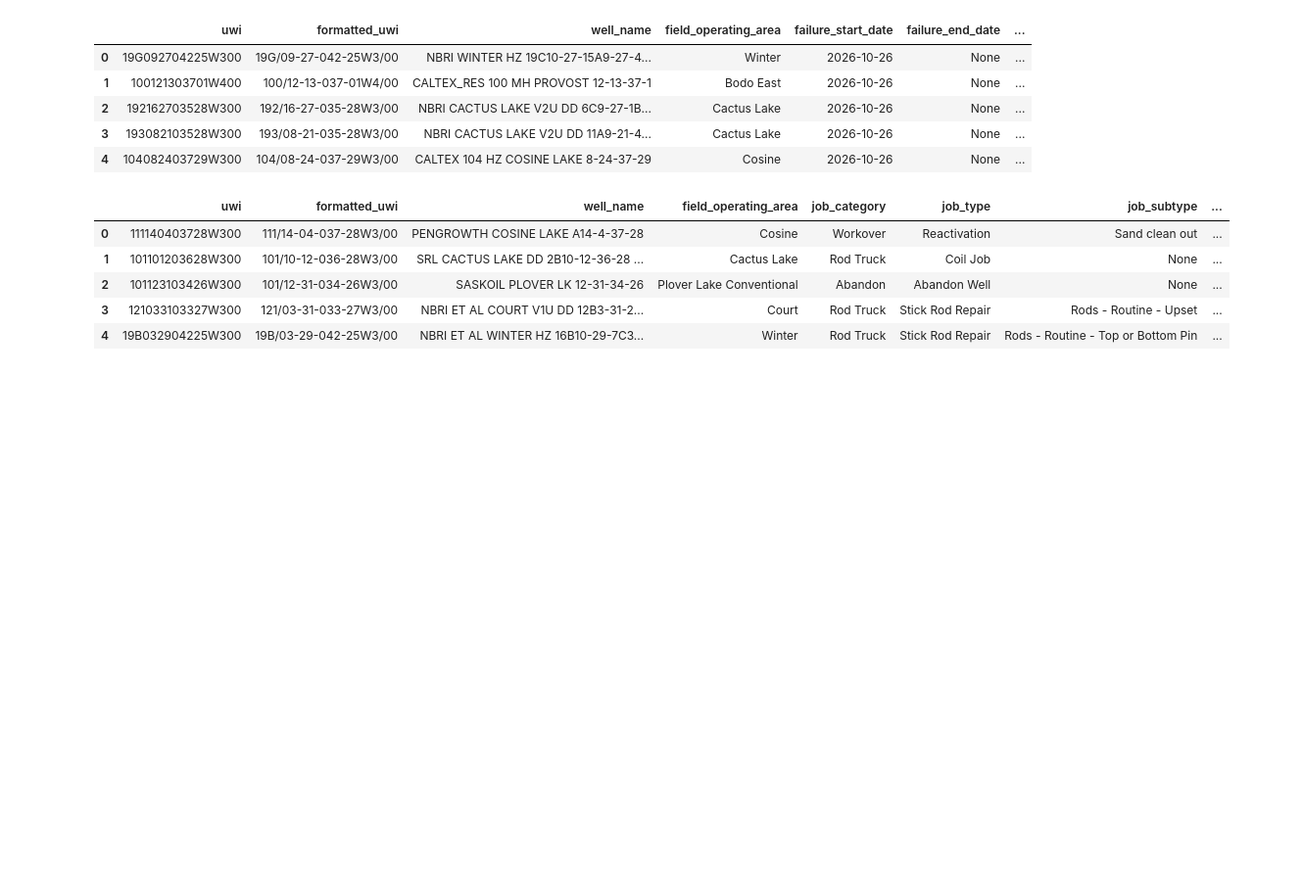
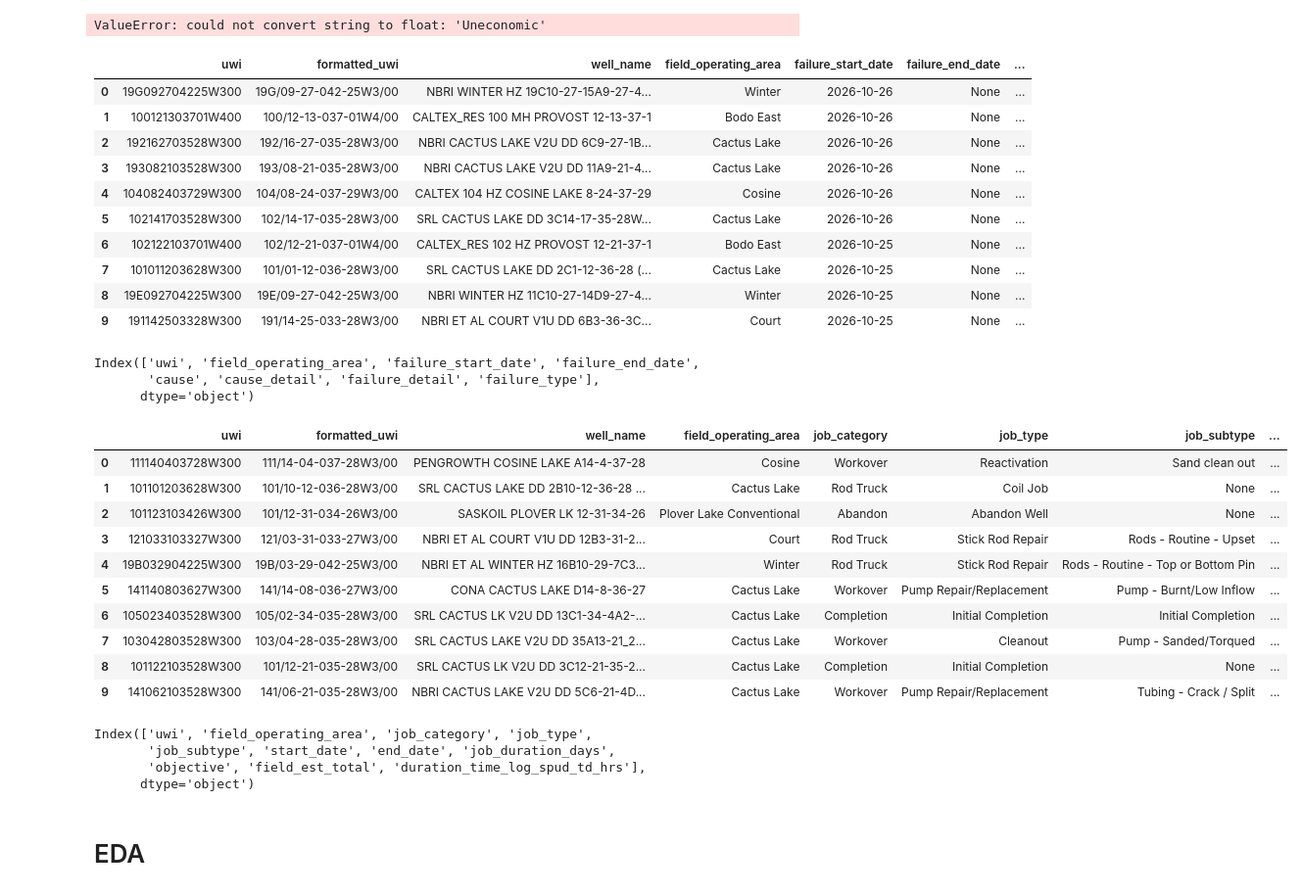
Before and after one commit to Mathemusician1729/Chirality-Canary-Datathon, a Jupyter notebook: dataset_loading.ipynb, the cells around one changed output. Shown at 98% size. Cells and saved outputs as stored; diff of their text form; code cells hidden in the pictures; blank space fills up the shorter version.

Commit message:
daily_production eda

```diff
--- a/dataset_loading.ipynb
+++ b/dataset_loading.ipynb
@@ -32,3 +61,15 @@ daily_production.head()
+# %%
+correlation_matrix = daily_production_encoded.corr()
+
+#visualize the correlation matrix using a heatmap
+import seaborn as sns
+import matplotlib.pyplot as plt
+
+plt.figure(figsize=(10, 8))
+sns.heatmap(correlation_matrix, annot=True, cmap='coolwarm', center=0)
+plt.show()
+# %% [output]
+ValueError: could not convert string to float: 'Uneconomic'
 # %%
 root = tk.Tk()
 # root.withdraw()
@@ -46,7 +87,7 @@ if dataset_path.suffix.lower() not in {".parquet", ".pq"}:
     raise ValueError("The selected file must be a Parquet file.")
 
 production_failures = pd.read_parquet(dataset_path)
-production_failures.head()
+production_failures.head(10)
 # %% [output]
 |  | uwi | formatted_uwi | well_name | field_operating_area | failure_start_date | failure_end_date | ... |
 | 0 | 19G092704225W300 | 19G/09-27-042-25W3/00 | NBRI WINTER HZ 19C10-27-15A9-27-4... | Winter | 2026-10-26 | None | ... |
@@ -54,3 +95,8 @@ production_failures.head()
 | 2 | 192162703528W300 | 192/16-27-035-28W3/00 | NBRI CACTUS LAKE V2U DD 6C9-27-1B... | Cactus Lake | 2026-10-26 | None | ... |
 | 3 | 193082103528W300 | 193/08-21-035-28W3/00 | NBRI CACTUS LAKE V2U DD 11A9-21-4... | Cactus Lake | 2026-10-26 | None | ... |
 | 4 | 104082403729W300 | 104/08-24-037-29W3/00 | CALTEX 104 HZ COSINE LAKE 8-24-37-29 | Cosine | 2026-10-26 | None | ... |
+| 5 | 102141703528W300 | 102/14-17-035-28W3/00 | SRL CACTUS LAKE DD 3C14-17-35-28W... | Cactus Lake | 2026-10-26 | None | ... |
+| 6 | 102122103701W400 | 102/12-21-037-01W4/00 | CALTEX_RES 102 HZ PROVOST 12-21-37-1 | Bodo East | 2026-10-25 | None | ... |
+| 7 | 101011203628W300 | 101/01-12-036-28W3/00 | SRL CACTUS LAKE DD 2C1-12-36-28 (... | Cactus Lake | 2026-10-25 | None | ... |
+| 8 | 19E092704225W300 | 19E/09-27-042-25W3/00 | NBRI WINTER HZ 11C10-27-14D9-27-4... | Winter | 2026-10-25 | None | ... |
+| 9 | 191142503328W300 | 191/14-25-033-28W3/00 | NBRI ET AL COURT V1U DD 6B3-36-3C... | Court | 2026-10-25 | None | ... |
@@ -57,25 +107,36 @@ production_failures.head()
+# %%
+production_failures.columns
+# %% [output]
+Index(['uwi', 'field_operating_area', 'failure_start_date', 'failure_end_date',
+       'cause', 'cause_detail', 'failure_detail', 'failure_type'],
+      dtype='object')
 # %%
 root = tk.Tk()
 # root.withdraw()
 filename = filedialog.askopenfilename(
     title="Select well jobs Parquet file",
     filetypes=[("Parquet files", "*.parquet *.pq"), ("All files", "*.*")],
 )
 root.destroy()
 
 if not filename:
     raise FileNotFoundError("No well jobs file was selected.")
 
 dataset_path = Path(filename)
 if dataset_path.suffix.lower() not in {".parquet", ".pq"}:
     raise ValueError("The selected file must be a Parquet file.")
 
 well_jobs = pd.read_parquet(dataset_path)
-well_jobs.head()
+well_jobs.head(10)
 # %% [output]
 |  | uwi | formatted_uwi | well_name | field_operating_area | job_category | job_type | job_subtype | ... |
 | 0 | 111140403728W300 | 111/14-04-037-28W3/00 | PENGROWTH COSINE LAKE A14-4-37-28 | Cosine | Workover | Reactivation | Sand clean out | ... |
 | 1 | 101101203628W300 | 101/10-12-036-28W3/00 | SRL CACTUS LAKE DD 2B10-12-36-28 ... | Cactus Lake | Rod Truck | Coil Job | None | ... |
 | 2 | 101123103426W300 | 101/12-31-034-26W3/00 | SASKOIL PLOVER LK 12-31-34-26 | Plover Lake Conventional | Abandon | Abandon Well | None | ... |
 | 3 | 121033103327W300 | 121/03-31-033-27W3/00 | NBRI ET AL COURT V1U DD 12B3-31-2... | Court | Rod Truck | Stick Rod Repair | Rods - Routine - Upset | ... |
 | 4 | 19B032904225W300 | 19B/03-29-042-25W3/00 | NBRI ET AL WINTER HZ 16B10-29-7C3... | Winter | Rod Truck | Stick Rod Repair | Rods - Routine - Top or Bottom Pin | ... |
+| 5 | 141140803627W300 | 141/14-08-036-27W3/00 | CONA CACTUS LAKE D14-8-36-27 | Cactus Lake | Workover | Pump Repair/Replacement | Pump - Burnt/Low Inflow | ... |
+| 6 | 105023403528W300 | 105/02-34-035-28W3/00 | SRL CACTUS LK V2U DD 13C1-34-4A2-... | Cactus Lake | Completion | Initial Completion | Initial Completion | ... |
+| 7 | 103042803528W300 | 103/04-28-035-28W3/00 | SRL CACTUS LAKE V2U DD 35A13-21_2... | Cactus Lake | Workover | Cleanout | Pump - Sanded/Torqued | ... |
+| 8 | 101122103528W300 | 101/12-21-035-28W3/00 | SRL CACTUS LK V2U DD 3C12-21-35-2... | Cactus Lake | Completion | Initial Completion | None | ... |
+| 9 | 141062103528W300 | 141/06-21-035-28W3/00 | NBRI CACTUS LAKE V2U DD 5C6-21-4D... | Cactus Lake | Workover | Pump Repair/Replacement | Tubing - Crack / Split | ... |
@@ -81,0 +147,9 @@ well_jobs.head()
+# %%
+well_jobs.columns
+# %% [output]
+Index(['uwi', 'field_operating_area', 'job_category', 'job_type',
+       'job_subtype', 'start_date', 'end_date', 'job_duration_days',
+       'objective', 'field_est_total', 'duration_time_log_spud_td_hrs'],
+      dtype='object')
+# %% [markdown]
+# EDA
```
Also changed, not shown: parts of 6 cells of this notebook.
